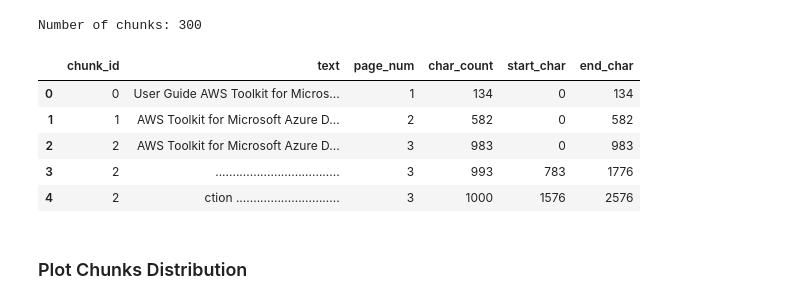
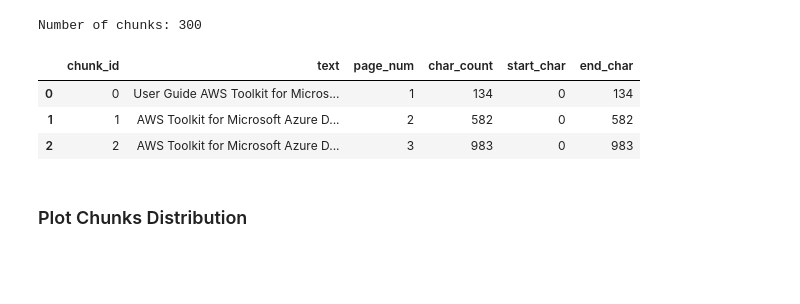
Before and after one commit to DensQ42/industrial-rag-agent, a Jupyter notebook: notebooks/01_data_preprocessing.ipynb, the cells around one changed output. Cells and saved outputs as stored; diff of their text form; code cells hidden in the pictures; blank space fills up the shorter version.

```diff
--- a/notebooks/01_data_preprocessing.ipynb
+++ b/notebooks/01_data_preprocessing.ipynb
@@ -140,14 +140,12 @@ print(f'Number of chunks: {len(chunks)}')
 # %% [output]
 Number of chunks: 300
 # %%
-chunks.head()
+chunks.head(3)
 # %% [output]
 |  | chunk_id | text | page_num | char_count | start_char | end_char |
 | 0 | 0 | User Guide AWS Toolkit for Micros... | 1 | 134 | 0 | 134 |
 | 1 | 1 | AWS Toolkit for Microsoft Azure D... | 2 | 582 | 0 | 582 |
 | 2 | 2 | AWS Toolkit for Microsoft Azure D... | 3 | 983 | 0 | 983 |
-| 3 | 2 | .................................... | 3 | 993 | 783 | 1776 |
-| 4 | 2 | ction .............................. | 3 | 1000 | 1576 | 2576 |
 # %% [markdown]
 ### Plot Chunks Distribution
 # %%
```
Also changed, not shown: 1 other file.
